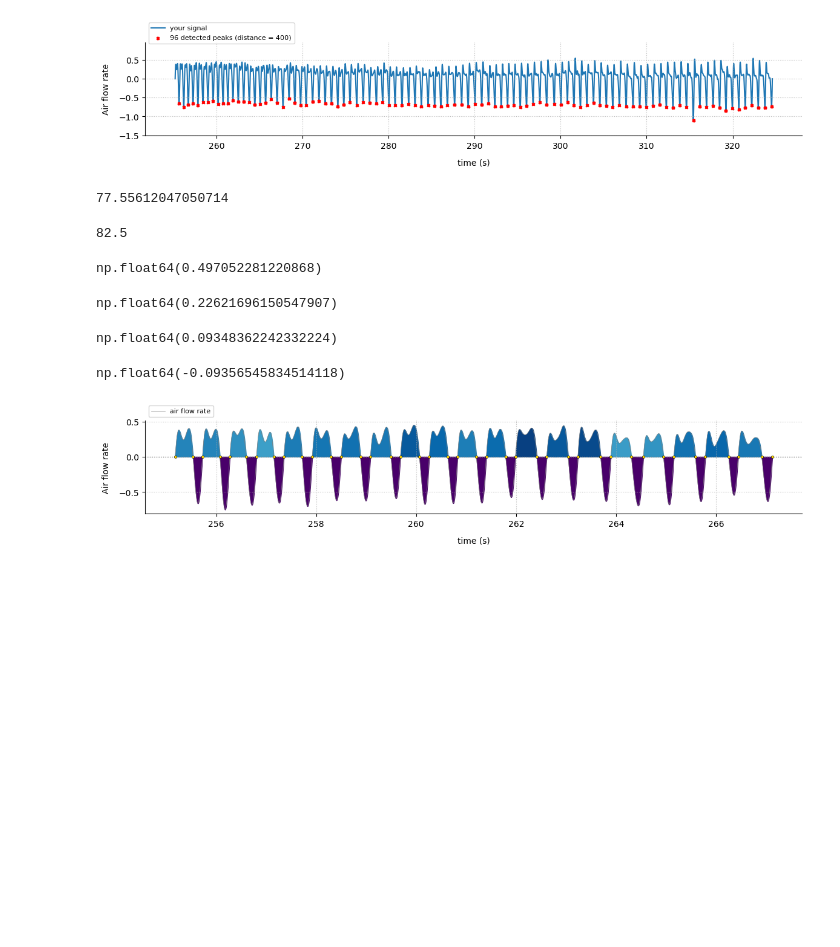
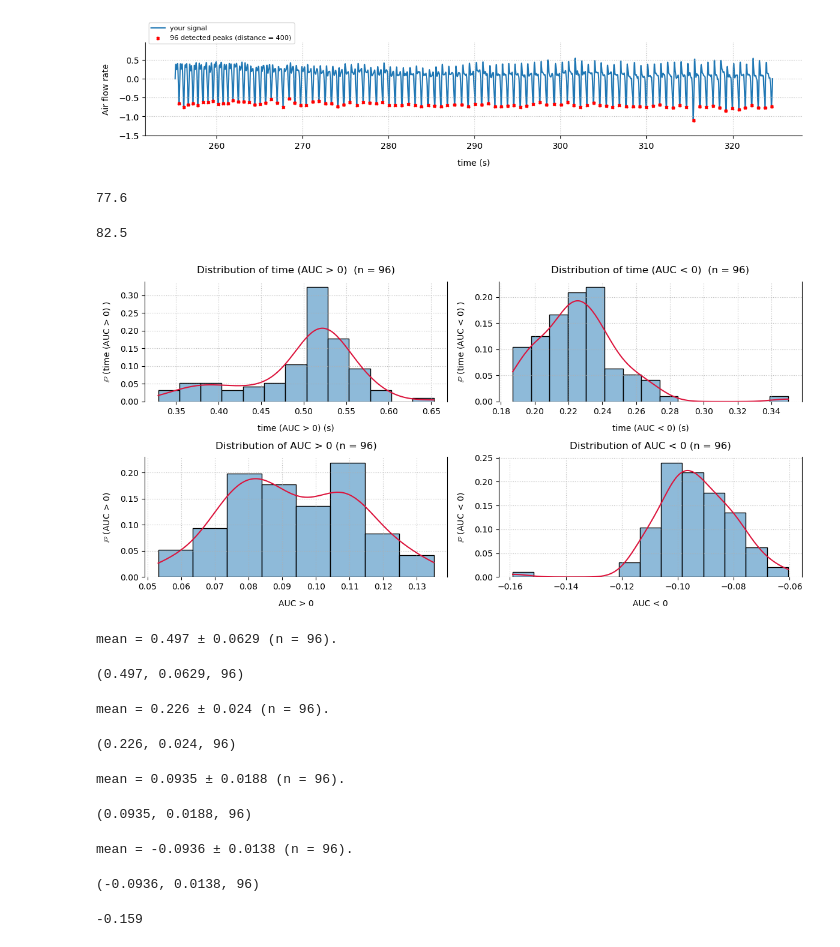
Before and after one commit to tcoustillet/pybreathe, a Jupyter notebook: example.ipynb, the cells around one changed output. Saved outputs shown, nothing was run; the diff lists cells and outputs as text; code cells hidden in the pictures; blank space fills up the shorter version.

```diff
--- a/example.ipynb
+++ b/example.ipynb
@@ -16,7 +16,7 @@ data.test_distance(which_peaks="bottom", distance=400, set_dist=True)
 # %% [output]
 [figure]
 # %%
-float(data.get_frequency())
+data.get_frequency()
 # %% [output]
-77.55612047050714
+77.6
 # %%
@@ -24,23 +24,30 @@ float(f"{data.get_frequency(method="peaks", which_peaks="bottom"):.2e}")
 # %% [output]
 82.5
+# %%
+data.plot_distribution()
+# %% [output]
+[figure, added]
 # %%
-data.get_positive_auc_time()
+data.get_positive_auc_time(set_positive_auc_time=True)
 # %% [output]
-np.float64(0.497052281220868)
+mean = 0.497 ± 0.0629 (n = 96).
+(0.497, 0.0629, 96)
 # %%
-data.get_negative_auc_time()
+data.get_negative_auc_time(set_negative_auc_time=True)
 # %% [output]
-np.float64(0.22621696150547907)
+mean = 0.226 ± 0.024 (n = 96).
+(0.226, 0.024, 96)
 # %%
-data.get_positive_auc_value()
+data.get_positive_auc_value(set_positive_auc_value=True)
 # %% [output]
-np.float64(0.09348362242332224)
+mean = 0.0935 ± 0.0188 (n = 96).
+(0.0935, 0.0188, 96)
 # %%
-data.get_negative_auc_value()
+data.get_negative_auc_value(set_negative_auc_value=True)
 # %% [output]
-np.float64(-0.09356545834514118)
+mean = -0.0936 ± 0.0138 (n = 96).
+(-0.0936, 0.0138, 96)
-# %%
-sliced_data = data[:12000]
-sliced_data.plot(show_auc=True)
-# %% [output]
-[figure, removed]
+# %%
+min(data.get_negative_auc_value(return_mean=False))
+# %% [output]
+-0.159
```
Also changed, not shown: parts of 6 cells of this notebook.
